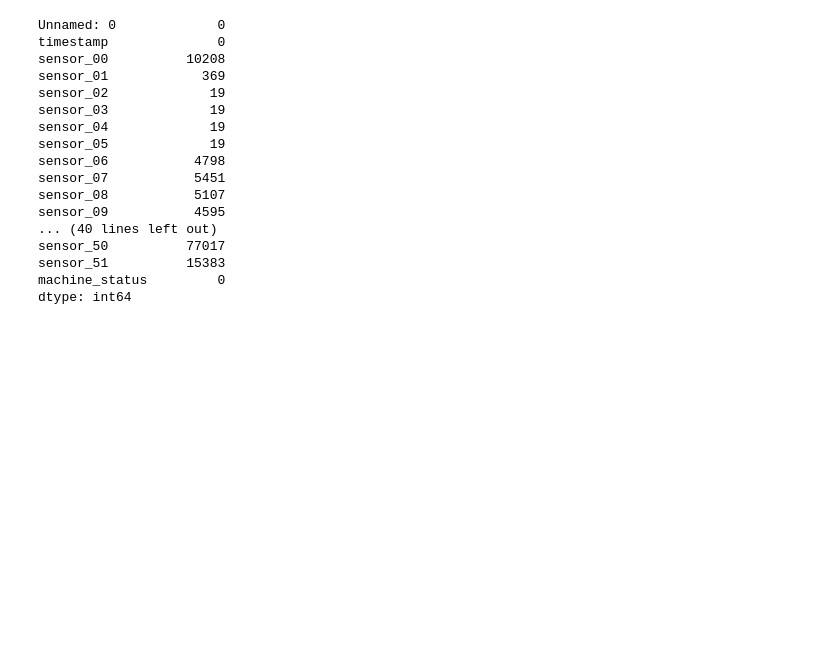
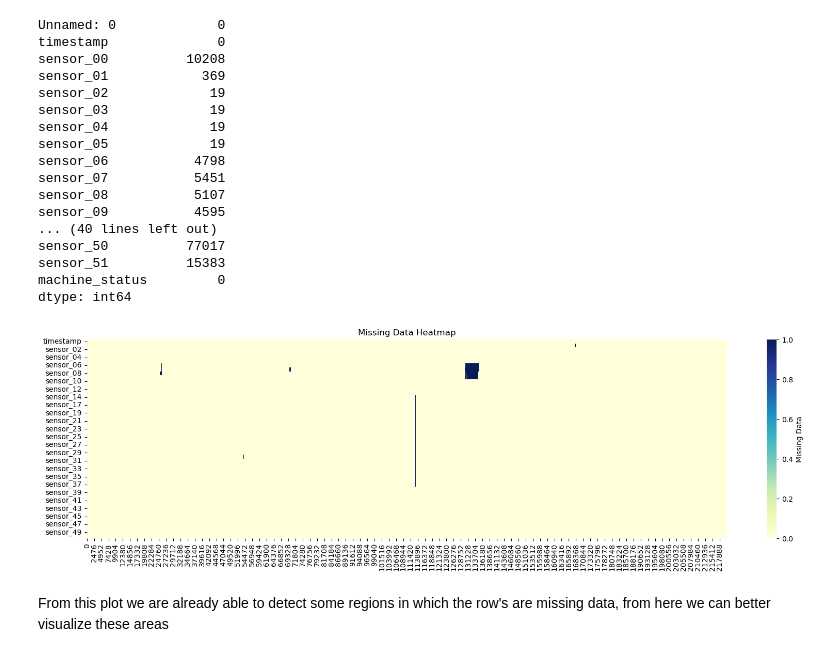
Before and after one commit to bigdog3626/SensorFailurePrediction, a Jupyter notebook: Pattern_Recognition_Project.ipynb, the cells around one changed output. Saved outputs shown, nothing was run; the diff lists cells and outputs as text; code cells hidden in the pictures; blank space fills up the shorter version.

```diff
--- a/Pattern_Recognition_Project.ipynb
+++ b/Pattern_Recognition_Project.ipynb
@@ -150,7 +123,20 @@ sensor_51          15383
 machine_status         0
 dtype: int64
 # %%
-df.drop(['Unnamed: 0', 'timestamp','sensor_00','sensor_15','sensor_50','sensor_51'],axis=1, inplace=True)
+# We need to remove those who are missing 7-8% or more of their data
+df.drop(['Unnamed: 0','sensor_00','sensor_15','sensor_50','sensor_51'],axis=1, inplace=True)
+# %%
+# Check the lost Data Locations via a heat map
+plt.figure(figsize=(20,5))
+sns.heatmap(df.isna().transpose(),
+            cmap="YlGnBu",
+            cbar_kws={'label': 'Missing Data'})
+plt.title('Missing Data Heatmap')
+plt.show();
+# %% [output]
+[figure, added]
+# %% [markdown]
+From this plot we are already able to detect some regions in which the row's are missing data, from here we can better visualize these areas
 # %%
 df.plot(subplots =True, sharex = True, figsize = (20,50))
 # %% [output]
```
Also changed, not shown: parts of 74 cells of this notebook.
